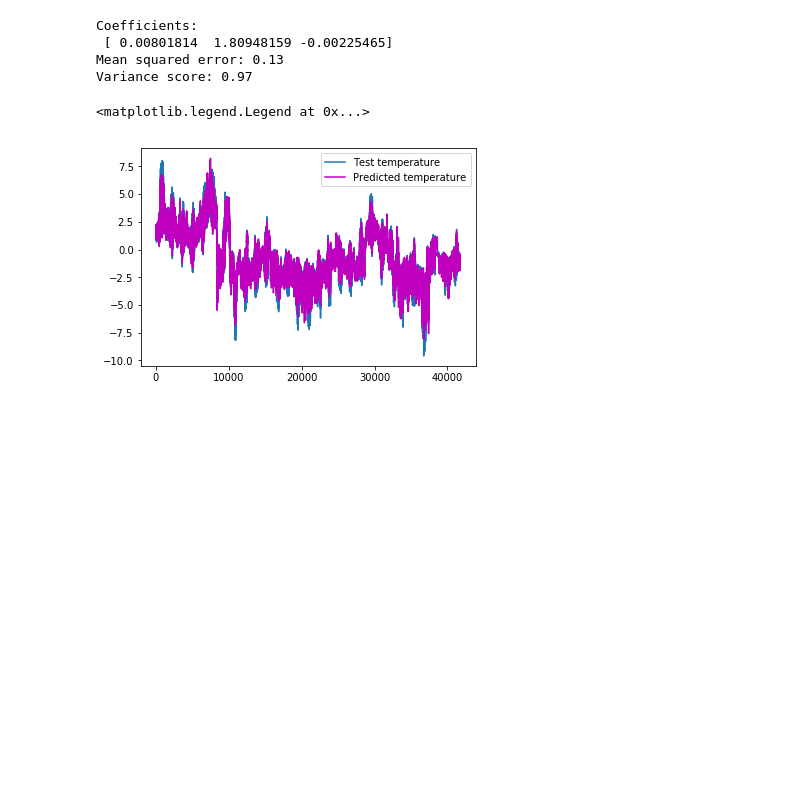
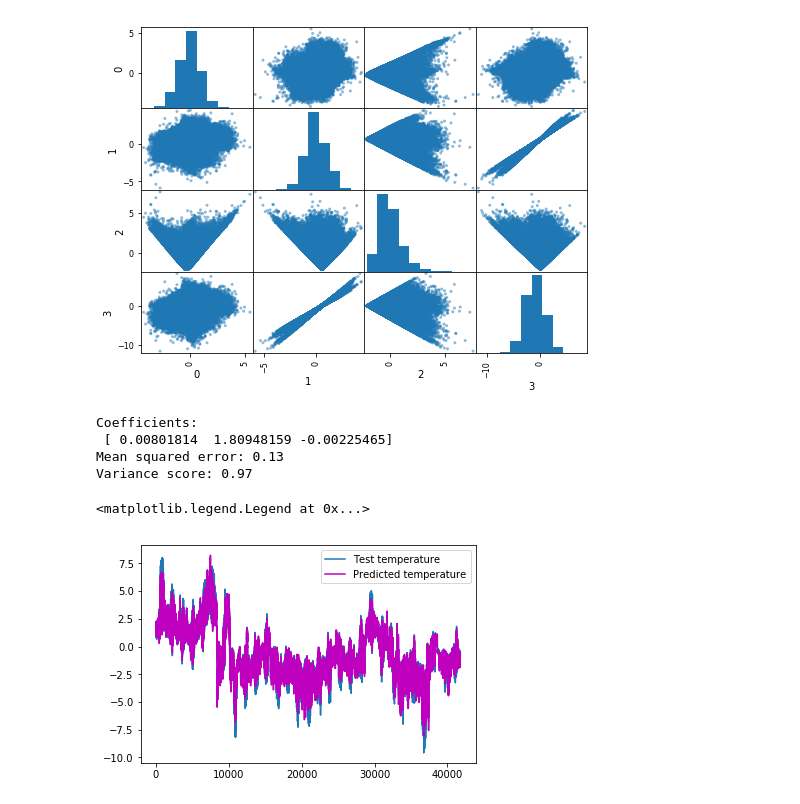
Before and after one commit to par15/metoffice_mini_project, a Jupyter notebook: Miniproject.ipynb, the cells around one changed output. Cells and saved outputs as stored; diff of their text form; code cells hidden in the pictures; blank space fills up the shorter version.

```diff
--- a/Miniproject.ipynb
+++ b/Miniproject.ipynb
@@ -36,3 +72,12 @@ wind_test = np.array(testdata['Sdes'])
+# %%
+df = pd.DataFrame(np.stack((humidity_train,pressure_train,wind_train, temperature_train),axis=1))
+# %%
+# scatter plot matrix
+from pandas.plotting import scatter_matrix
+scatter_matrix(df,figsize=(8,6))
+plt.show()
+# %% [output]
+[figure, added]
 # %%
 # Split the targets into training/testing sets.
 temperature_train = np.array(traindata['Y'])
```
Also changed, not shown: parts of 9 cells of this notebook.
